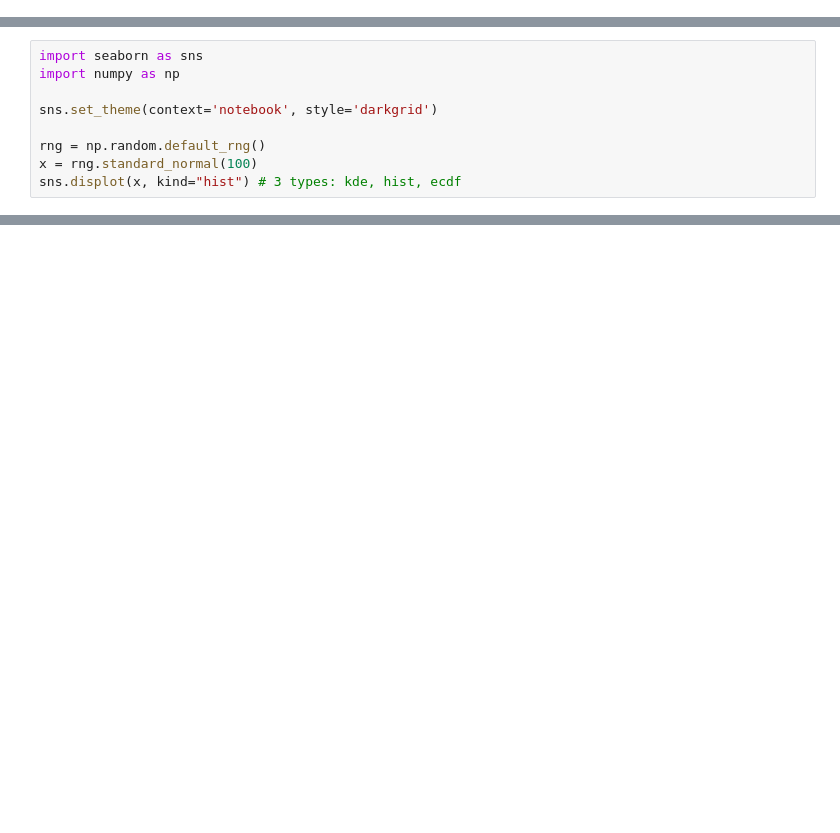
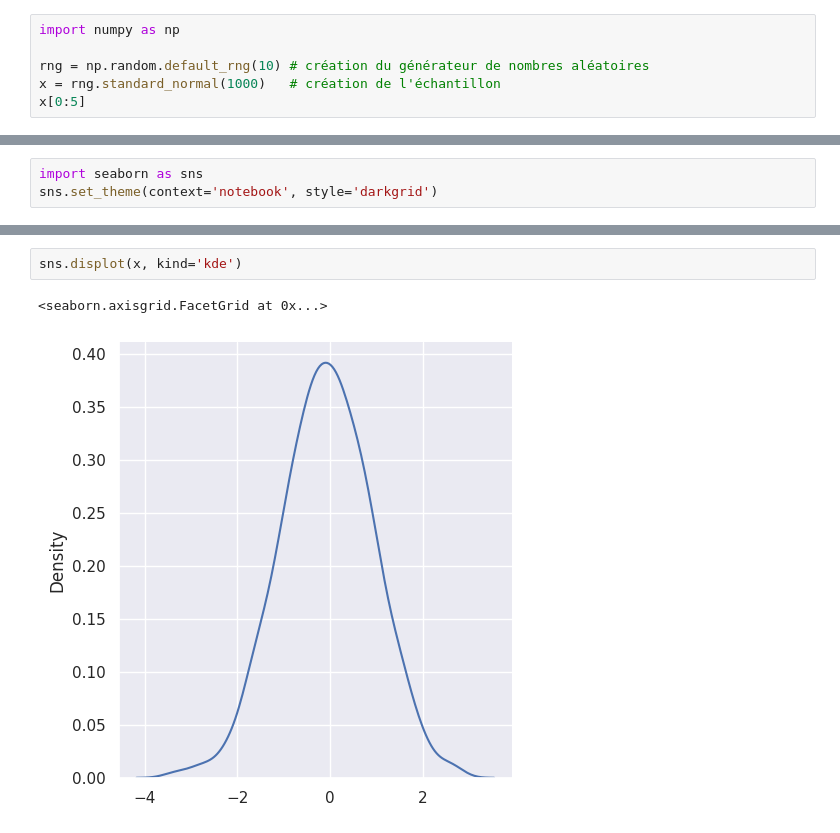
Before and after one commit to mat90hub/python_par_jupyter, a Jupyter notebook: 02_std_ext/12_seaborn.ipynb, the cells around one changed output, grey strips where cells are left out. Cells and saved outputs as stored; diff of their text form; blank space fills up the shorter version.

Commit message:
seaborn

```diff
--- a/02_std_ext/12_seaborn.ipynb
+++ b/02_std_ext/12_seaborn.ipynb
@@ -4,0 +11,6 @@ Cette extension se basait sur l'extension historique [matplotlib.pyplot](https:/
+# %%
+import numpy as np
+
+rng = np.random.default_rng(10) # création du générateur de nombres aléatoires
+x = rng.standard_normal(1000)   # création de l'échantillon
+x[0:5]
@@ -5,9 +26,3 @@ Cette extension se basait sur l'extension historique [matplotlib.pyplot](https:/
 # %%
 import seaborn as sns
-import numpy as np
-
 sns.set_theme(context='notebook', style='darkgrid')
-
-rng = np.random.default_rng()
-x = rng.standard_normal(100)
-sns.displot(x, kind="hist") # 3 types: kde, hist, ecdf
@@ -16,0 +34,5 @@ sns.displot(x, kind="hist") # 3 types: kde, hist, ecdf
+# %%
+sns.displot(x, kind='kde')
+# %% [output]
+<seaborn.axisgrid.FacetGrid at 0x...>
+[figure, added]
```
Also changed, not shown: parts of 9 cells of this notebook, 3 other files.
